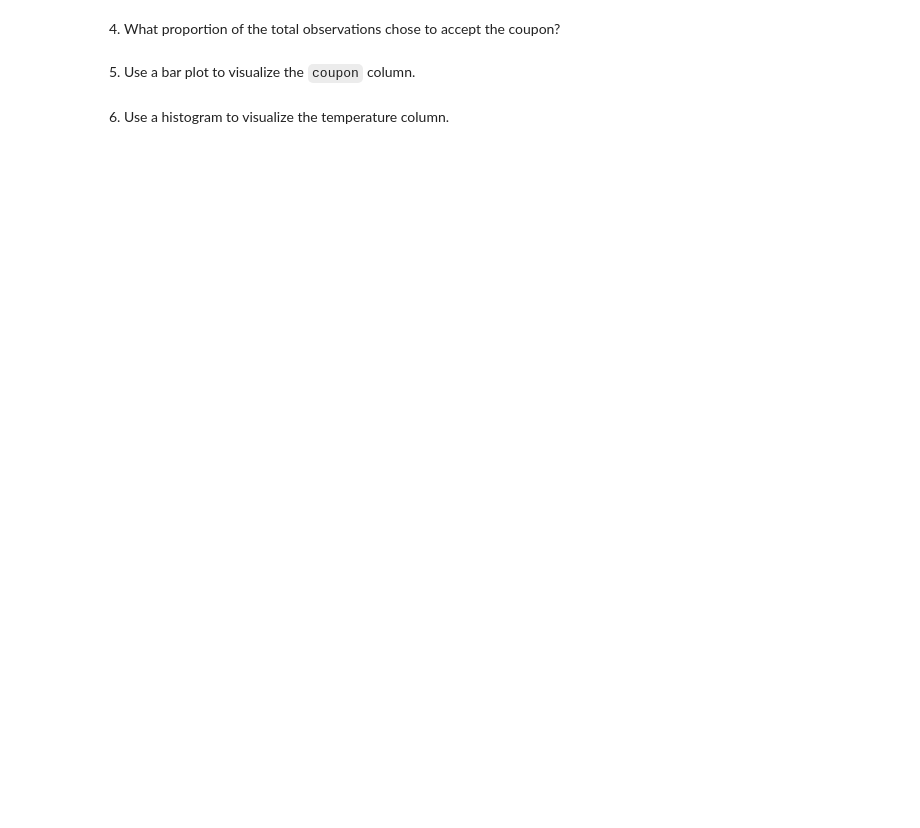
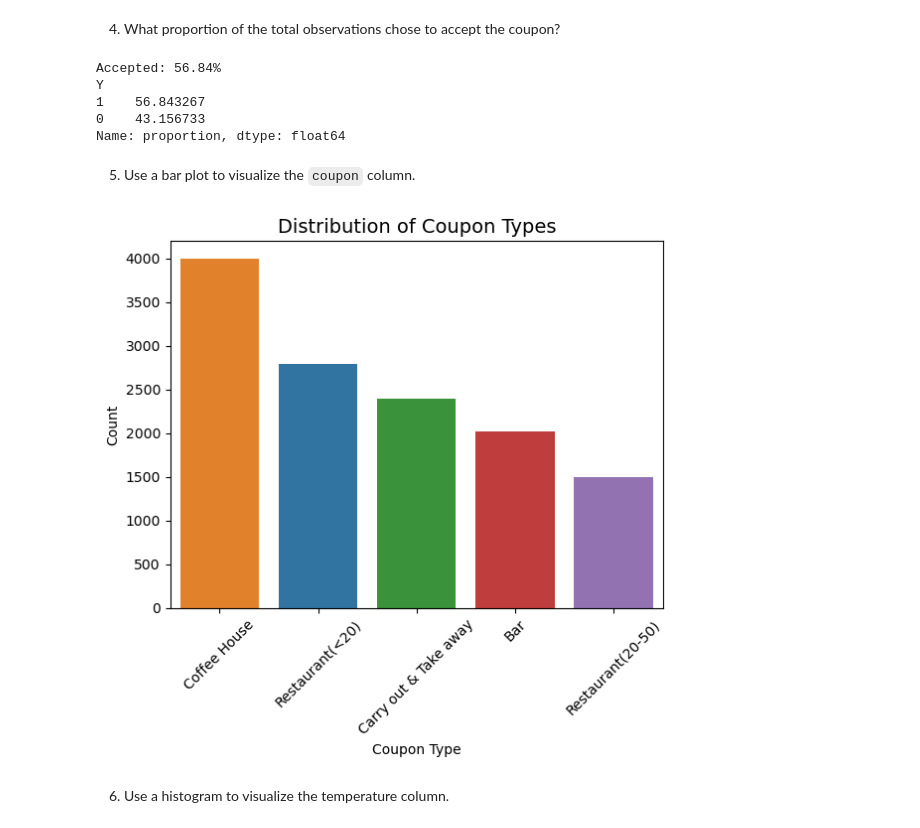
Before and after one commit to kiranal/Assignment_5_1, a Jupyter notebook: prompt.ipynb, the cells around one changed output. Drawn from its saved outputs; the diff is of its cells as text; code cells hidden in the pictures; blank space fills up the shorter version.

Commit message:
Updates :for Bar coupons
Completed the code for bar coupon analysis.
code include
1/ Clean data
2/ Identify patterns
3/ generate plots to visualize
4/ analysis based on the plots and data comparision

```diff
--- a/prompt.ipynb
+++ b/prompt.ipynb
@@ -67,7 +67,7 @@ Use the prompts below to get started with your data analysis.
 
 1. Read in the `coupons.csv` file.
 # %%
-data = pd.read_csv('data/coupons.csv')
+data = pd.read_csv('.//data//coupons.csv')
 # %%
 data.head()
 # %% [output]
@@ -83,2 +108,6 @@ data.head()
 # %% [markdown]
 3. Decide what to do about your missing data -- drop, replace, other...
+# %%
+# Drop car column (too much missing)
+clean_data = data.drop(columns=['car'])
+print (clean_data)
@@ -85,6 +132,27 @@ data.head()
 # %% [markdown]
 4. What proportion of the total observations chose to accept the coupon?
+# %%
+accept_counts = clean_data['Y'].value_counts(normalize=True) * 100
+print(f"Accepted: {accept_counts[1]:.2f}%")
+
+print (accept_counts)
+# %% [output]
+Accepted: 56.84%
+Y
+1    56.843267
+0    43.156733
+Name: proportion, dtype: float64
 # %% [markdown]
 5. Use a bar plot to visualize the `coupon` column.
+# %%
+sns.countplot(data=clean_data, x='coupon', order=data['coupon'].value_counts().index, hue= 'coupon')
+plt.title('Distribution of Coupon Types', fontsize=14)
+plt.xlabel('Coupon Type')
+plt.ylabel('Count')
+plt.xticks(rotation=45)
+#plt.show()
+plt.savefig('.//images//Coupon_distribution.png')
+# %% [output]
+[figure, added]
 # %% [markdown]
 6. Use a histogram to visualize the temperature column.
```
Also changed, not shown: parts of 10 cells of this notebook, 5 other files.
